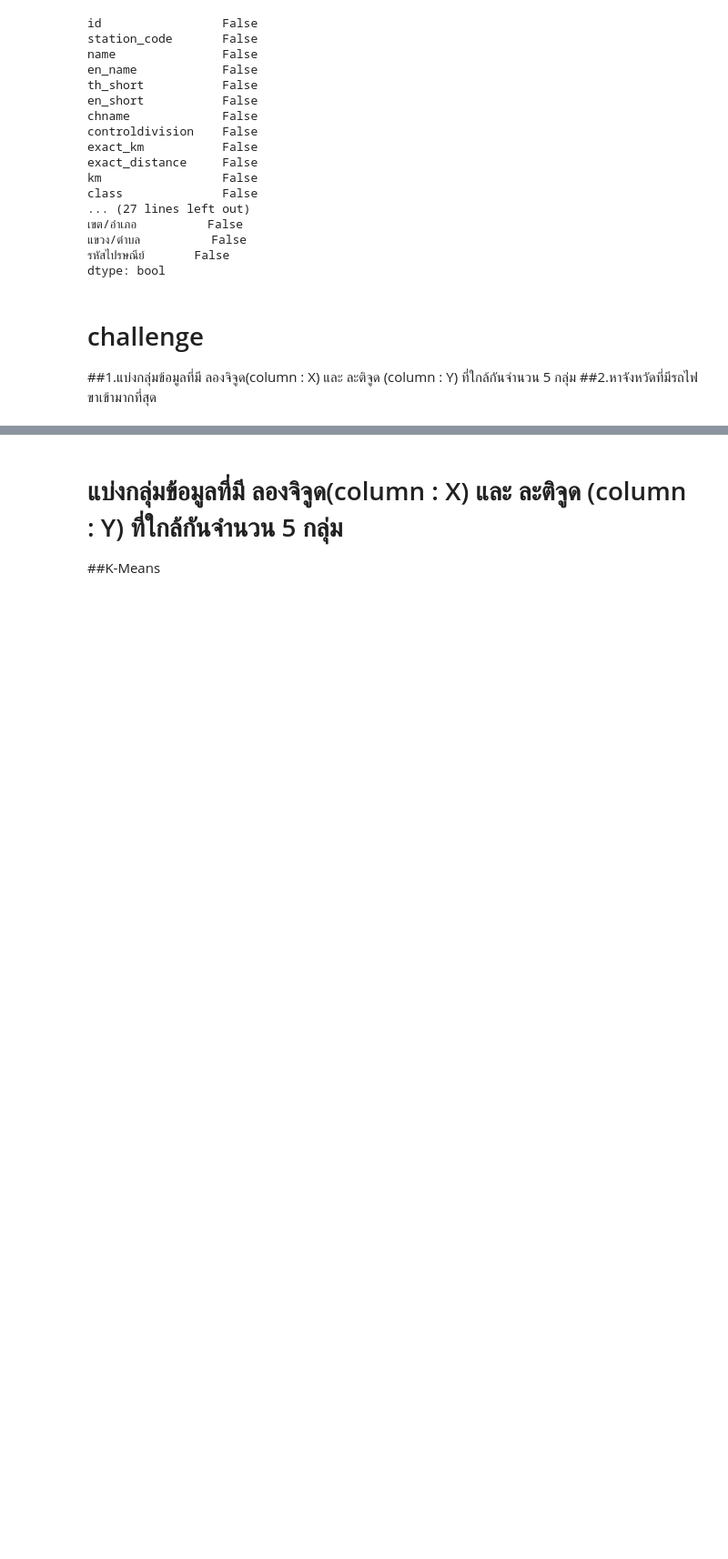
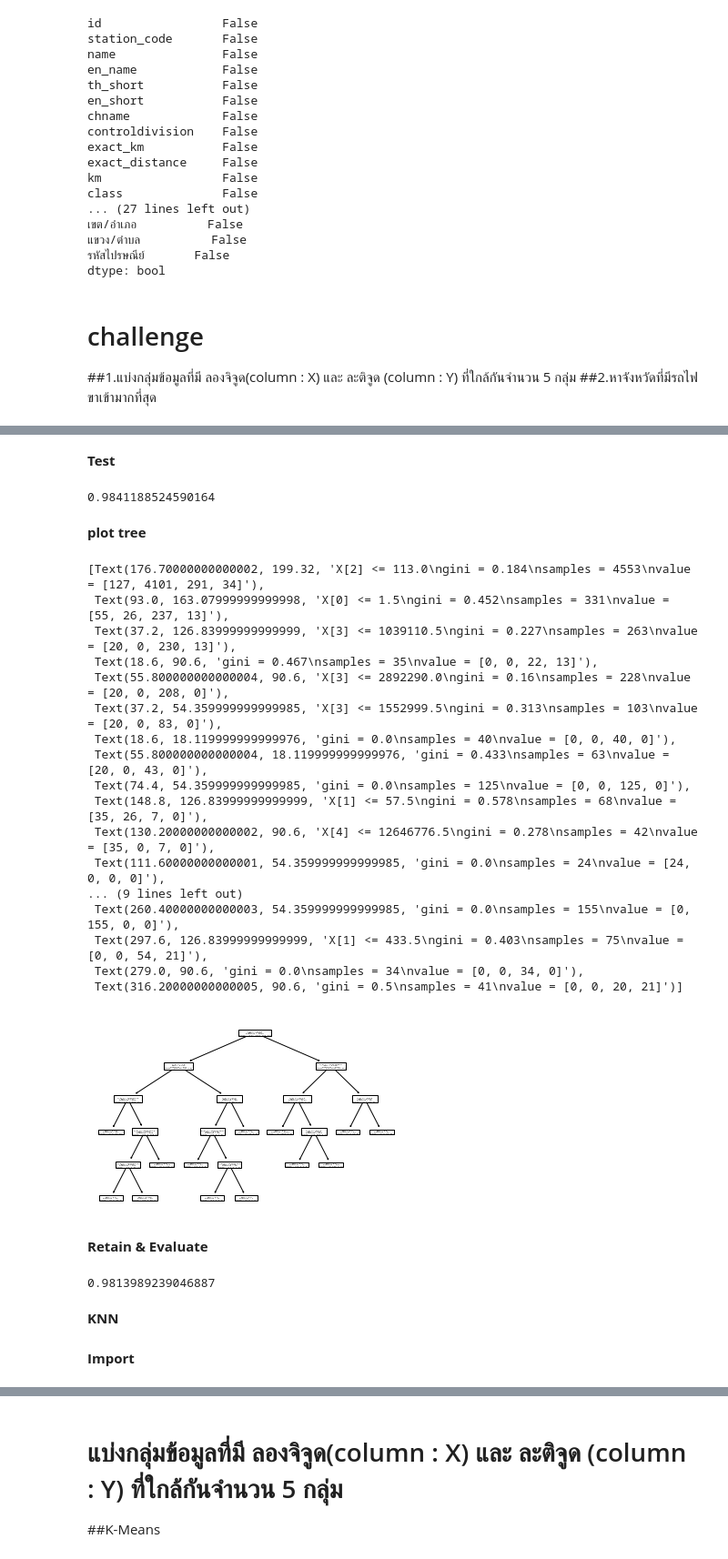
Before and after one commit to ThanikPimpiban/DWDM21, a Jupyter notebook: Project_final.ipynb, the cells around one changed output, grey strips where cells are left out. Shown at 91% size. Saved outputs shown, nothing was run; the diff lists cells and outputs as text; code cells hidden in the pictures; blank space fills up the shorter version.

```diff
--- a/Project_final.ipynb
+++ b/Project_final.ipynb
@@ -500,0 +824,2 @@ dtype: bool
+# %%
+X_train, X_test, y_train, y_test = train_test_split(X, y, test_size=0.5, random_state=5)
@@ -500,0 +832,2 @@ dtype: bool
+# %%
+X_train2, X_val, y_train2, y_val = train_test_split(X_train, y_train, test_size=0.3, random_state=6)
@@ -500,0 +846,2 @@ dtype: bool
+# %%
+mytree = DecisionTreeClassifier(random_state=5) # กำหนดพารามิเตอร์ให้กับ model
@@ -500,0 +850,2 @@ dtype: bool
+# %%
+mytree.fit(X_train2,y_train2) # ฝึกสอนตัวแบบ
@@ -500,0 +863,2 @@ dtype: bool
+# %% [markdown]
+**Test**
@@ -500,0 +867,6 @@ dtype: bool
+# %%
+accuracy_score(y_val,mytree_result)
+# %% [output]
+0.9841188524590164
+# %% [markdown]
+**plot tree**
@@ -500,0 +875,37 @@ dtype: bool
+# %%
+plot_tree(mytree)
+# %% [output]
+[Text(176.70000000000002, 199.32, 'X[2] <= 113.0\ngini = 0.184\nsamples = 4553\nvalue = [127, 4101, 291, 34]'),
+ Text(93.0, 163.07999999999998, 'X[0] <= 1.5\ngini = 0.452\nsamples = 331\nvalue = [55, 26, 237, 13]'),
+ Text(37.2, 126.83999999999999, 'X[3] <= 1039110.5\ngini = 0.227\nsamples = 263\nvalue = [20, 0, 230, 13]'),
+ Text(18.6, 90.6, 'gini = 0.467\nsamples = 35\nvalue = [0, 0, 22, 13]'),
+ Text(55.800000000000004, 90.6, 'X[3] <= 2892290.0\ngini = 0.16\nsamples = 228\nvalue = [20, 0, 208, 0]'),
+ Text(37.2, 54.359999999999985, 'X[3] <= 1552999.5\ngini = 0.313\nsamples = 103\nvalue = [20, 0, 83, 0]'),
+ Text(18.6, 18.119999999999976, 'gini = 0.0\nsamples = 40\nvalue = [0, 0, 40, 0]'),
+ Text(55.800000000000004, 18.119999999999976, 'gini = 0.433\nsamples = 63\nvalue = [20, 0, 43, 0]'),
+ Text(74.4, 54.359999999999985, 'gini = 0.0\nsamples = 125\nvalue = [0, 0, 125, 0]'),
+ Text(148.8, 126.83999999999999, 'X[1] <= 57.5\ngini = 0.578\nsamples = 68\nvalue = [35, 26, 7, 0]'),
+ Text(130.20000000000002, 90.6, 'X[4] <= 12646776.5\ngini = 0.278\nsamples = 42\nvalue = [35, 0, 7, 0]'),
+ Text(111.60000000000001, 54.359999999999985, 'gini = 0.0\nsamples = 24\nvalue = [24, 0, 0, 0]'),
+... (9 lines left out)
+ Text(260.40000000000003, 54.359999999999985, 'gini = 0.0\nsamples = 155\nvalue = [0, 155, 0, 0]'),
+ Text(297.6, 126.83999999999999, 'X[1] <= 433.5\ngini = 0.403\nsamples = 75\nvalue = [0, 0, 54, 21]'),
+ Text(279.0, 90.6, 'gini = 0.0\nsamples = 34\nvalue = [0, 0, 34, 0]'),
+ Text(316.20000000000005, 90.6, 'gini = 0.5\nsamples = 41\nvalue = [0, 0, 20, 21]')]
+[figure, added]
+# %% [markdown]
+**Retain & Evaluate**
+# %%
+# Define
+mytree_final = DecisionTreeClassifier(random_state=5)
+#Train
+mytree_final.fit(X_train,y_train)
+#Test
+mytreefinal_result = mytree_final.predict(X_test)
+accuracy_score(y_test, mytreefinal_result)
+# %% [output]
+0.9813989239046887
+# %% [markdown]
+**KNN**
+# %% [markdown]
+**Import**
```
Also changed, not shown: parts of 73 cells of this notebook.
